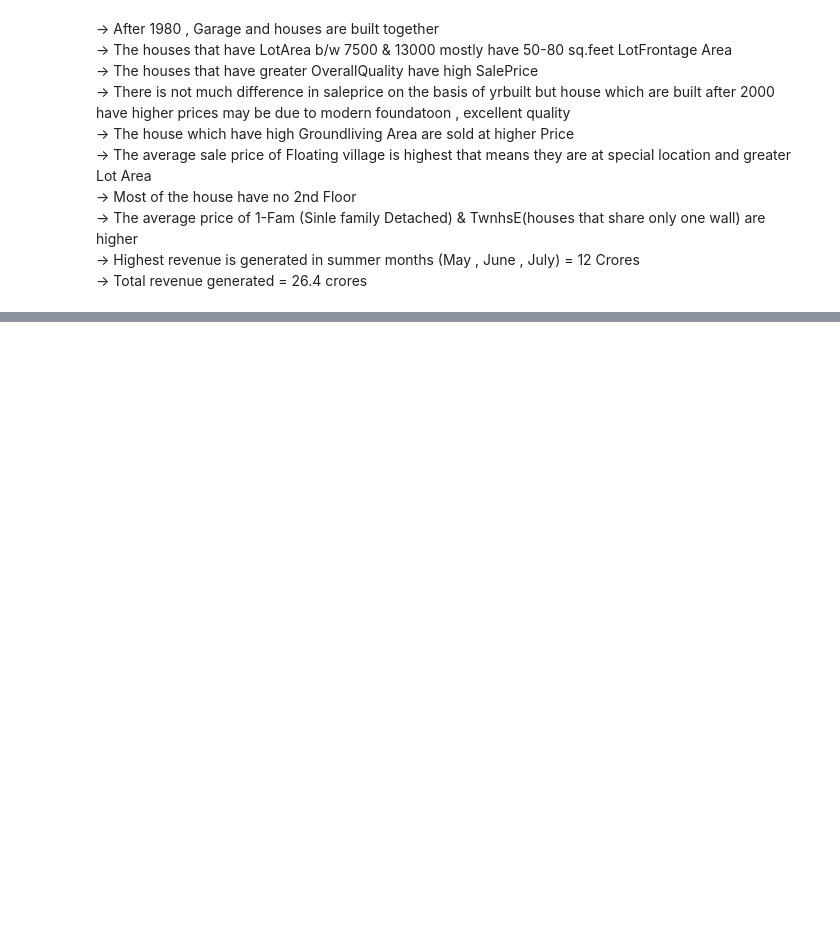
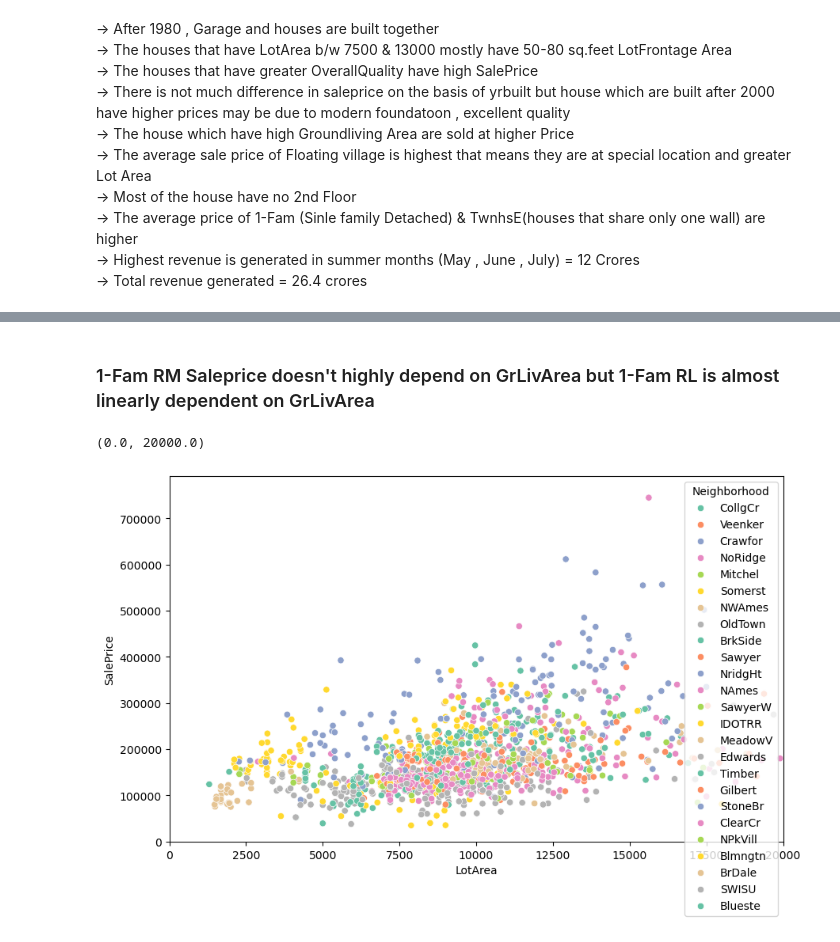
Before and after one commit to amanverma-98/house_price, a Jupyter notebook: house_sale.ipynb, the cells around one changed output, grey strips where cells are left out. Saved outputs shown, nothing was run; the diff lists cells and outputs as text; code cells hidden in the pictures; blank space fills up the shorter version.

```diff
--- a/house_sale.ipynb
+++ b/house_sale.ipynb
@@ -522,0 +545,9 @@ Name: SalePrice, dtype: int64
+# %% [markdown]
+### 1-Fam RM Saleprice doesn't highly depend on GrLivArea but 1-Fam RL is almost linearly dependent on GrLivArea
+# %%
+plt.figure(figsize=(10,6))
+sns.scatterplot(data=df , x = 'LotArea' , y = 'SalePrice' , hue = 'Neighborhood' , palette = 'Set2')
+plt.xlim(0,20000)
+# %% [output]
+(0.0, 20000.0)
+[figure, added]
```
Also changed, not shown: parts of 10 cells of this notebook.
